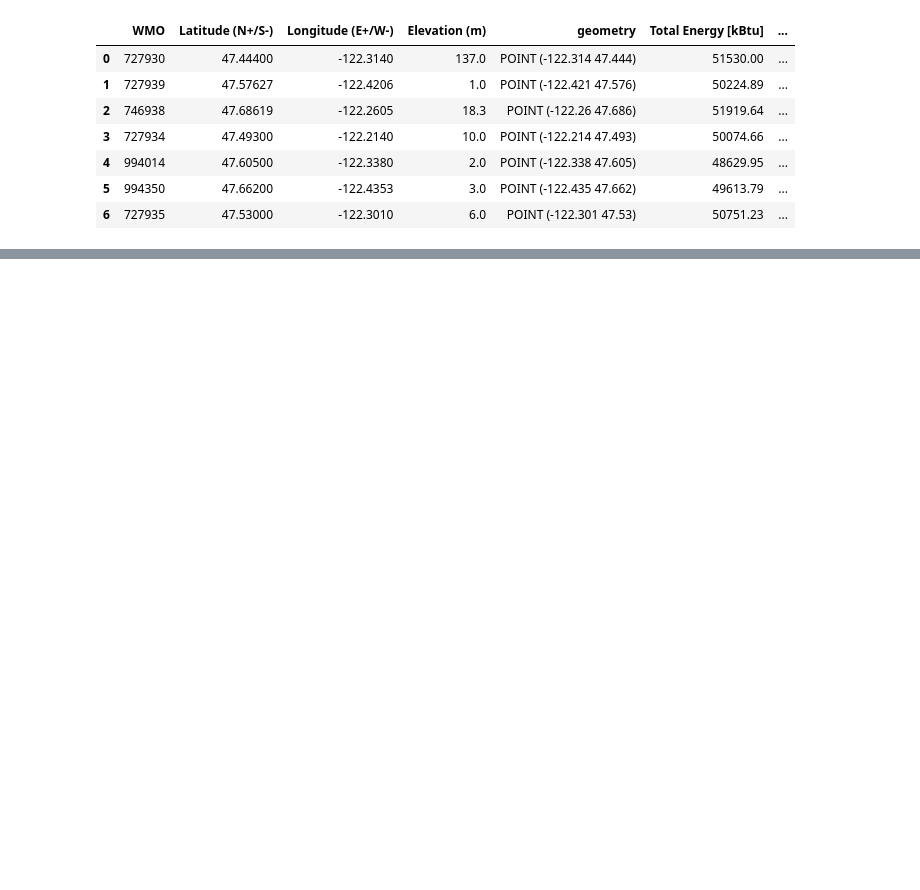
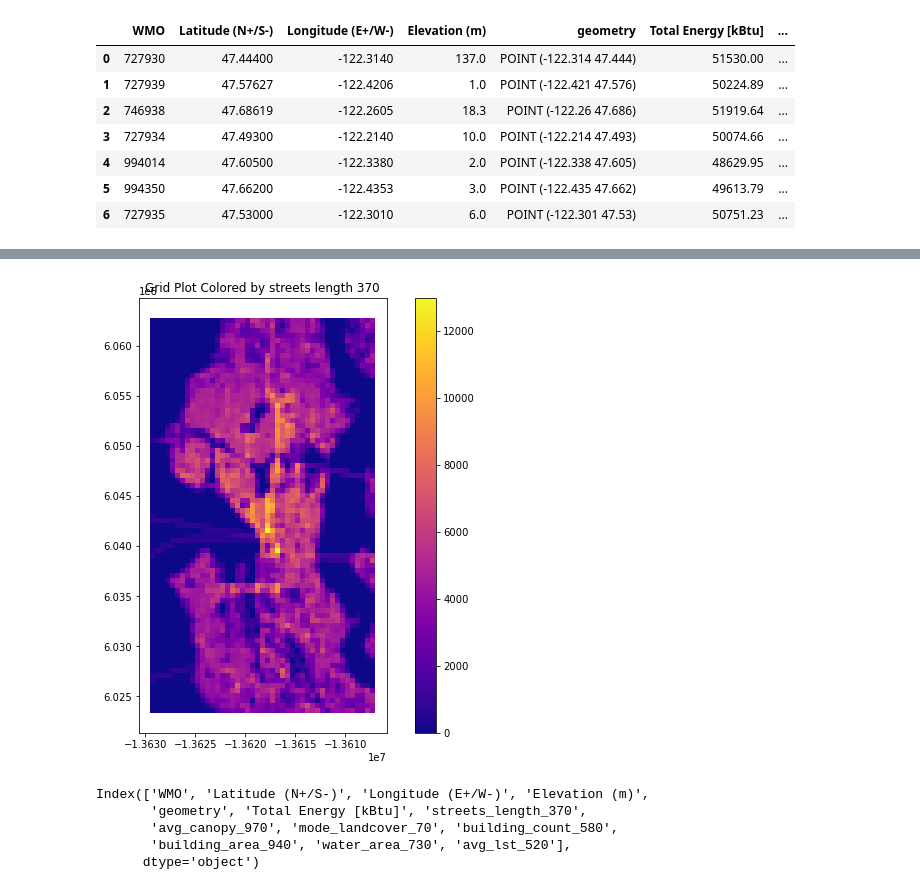
Before and after one commit to aworthyperson/Paper_three_map, a Jupyter notebook: 3_gridding_and_modeling.ipynb, the cells around one changed output, grey strips where cells are left out. Cells and saved outputs as stored; diff of their text form; code cells hidden in the pictures; blank space fills up the shorter version.

```diff
--- a/3_gridding_and_modeling.ipynb
+++ b/3_gridding_and_modeling.ipynb
@@ -264,0 +338,8 @@ KeyError: "None of [Index(['Elevation (m)', 'streets_length_370', 'avg_canopy_97
+# %%
+streets_fn = '/Users/amandaworthy/PHI_Big_Files/Metro_Transportation_Network_(TNET)_in_King_County_for_Car_Mode___trans_network_car_line.geojson'
+
+streets = gpd.read_file(streets_fn, crs='EPSG:4326')
+
+streets = streets.to_crs('EPSG:3395')
+
+streets.crs
@@ -264,0 +447,17 @@ KeyError: "None of [Index(['Elevation (m)', 'streets_length_370', 'avg_canopy_97
+# %%
+# Plot the GeoDataFrame and color by 'highway_length'
+grid_gdf.plot(column='streets_length_370', cmap='plasma', legend=True, figsize=(10, 8))
+
+# Add title and show plot
+plt.title('Grid Plot Colored by streets length 370')
+plt.show()
+# %% [output]
+[figure, added]
+# %%
+gdf.columns
+# %% [output]
+Index(['WMO', 'Latitude (N+/S-)', 'Longitude (E+/W-)', 'Elevation (m)',
+       'geometry', 'Total Energy [kBtu]', 'streets_length_370',
+       'avg_canopy_970', 'mode_landcover_70', 'building_count_580',
+       'building_area_940', 'water_area_730', 'avg_lst_520'],
+      dtype='object')
```
Also changed, not shown: parts of 69 cells of this notebook, 10 other files.
